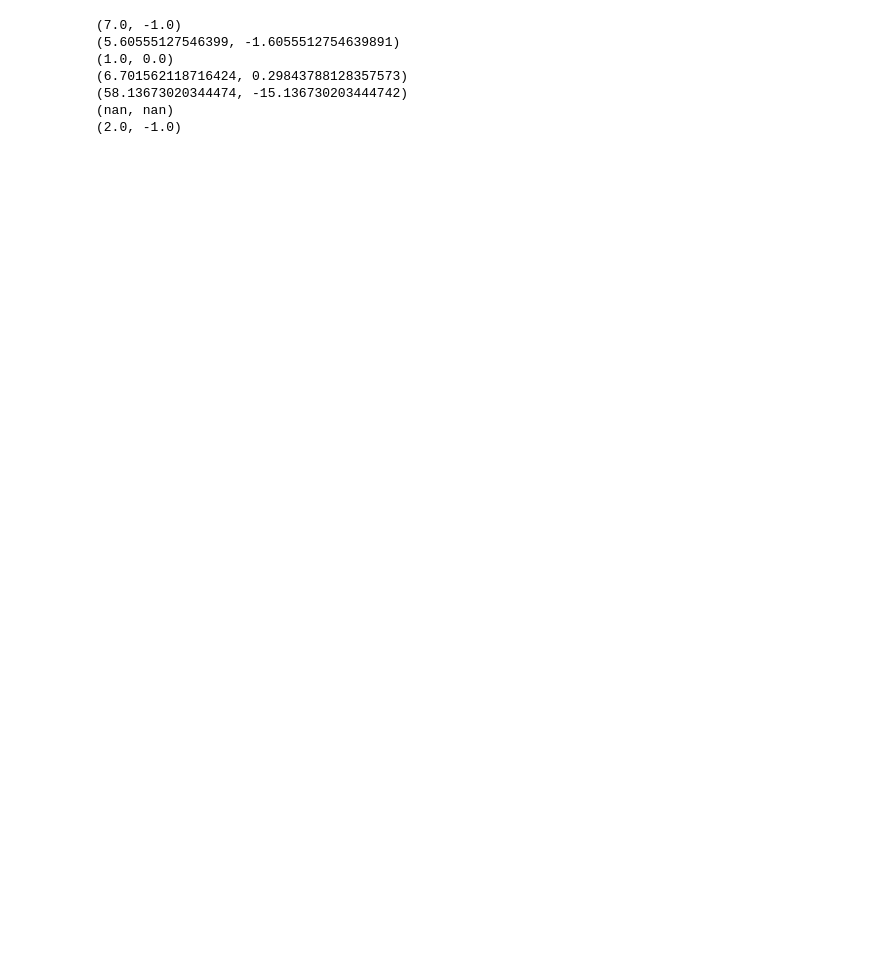
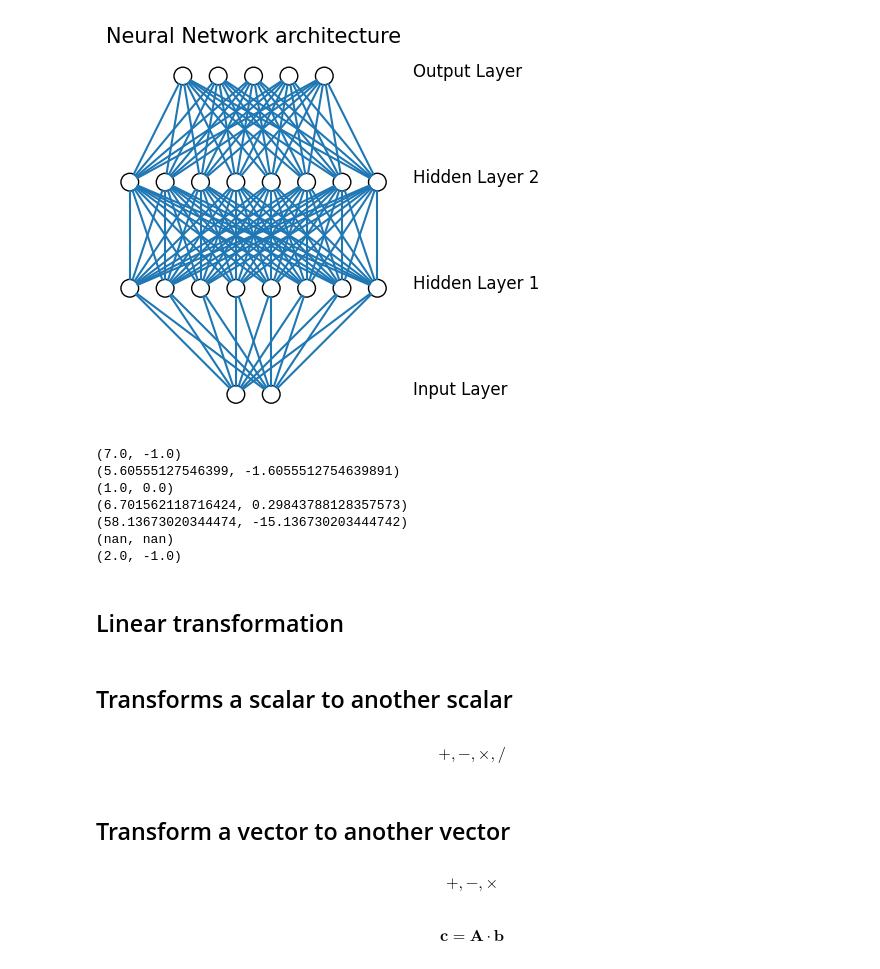
Before and after one commit to youngung/lectures, a Jupyter notebook: 1_2_data_mse/JupyterNotebooks/06w_eigenvalue.ipynb, the cells around one changed output. Cells and saved outputs as stored; diff of their text form; code cells hidden in the pictures; blank space fills up the shorter version.

```diff
--- a/1_2_data_mse/JupyterNotebooks/06w_eigenvalue.ipynb
+++ b/1_2_data_mse/JupyterNotebooks/06w_eigenvalue.ipynb
@@ -3,3 +118,7 @@ import numpy as np
+# %%
+DrawNN( [2,8,8,5] ).draw()
+# %% [output]
+[figure, added]
 # %%
 def eig2x2(A):
     a=A[0,0]
@@ -25,3 +144,5 @@ for i, mat2x2 in enumerate(d):
 (58.13673020344474, -15.136730203444742)
 (nan, nan)
 (2.0, -1.0)
+# %% [markdown]
+## Linear transformation
@@ -27,0 +174,14 @@ for i, mat2x2 in enumerate(d):
+# %% [markdown]
+## Transforms a scalar to another scalar
+# %% [markdown]
+$$+, -, \times, /$$
+# %% [markdown]
+## Transform a vector to another vector
+# %% [markdown]
+$$
++,-,\times
+$$
+# %% [markdown]
+$$
+\boldsymbol c=\boldsymbol A\cdot\boldsymbol b
+$$
```
Also changed, not shown: parts of 6 cells of this notebook, 5 other files.
